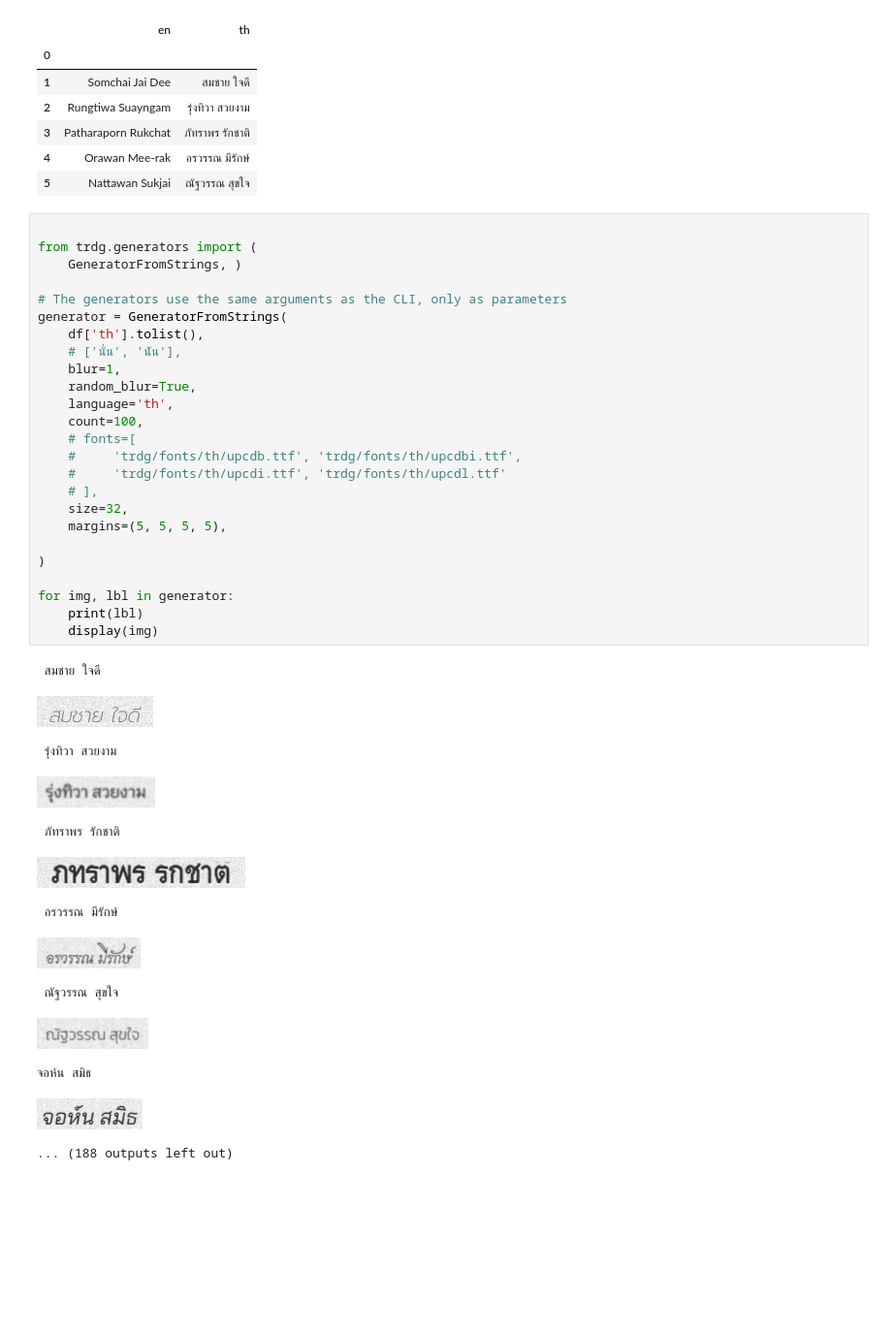
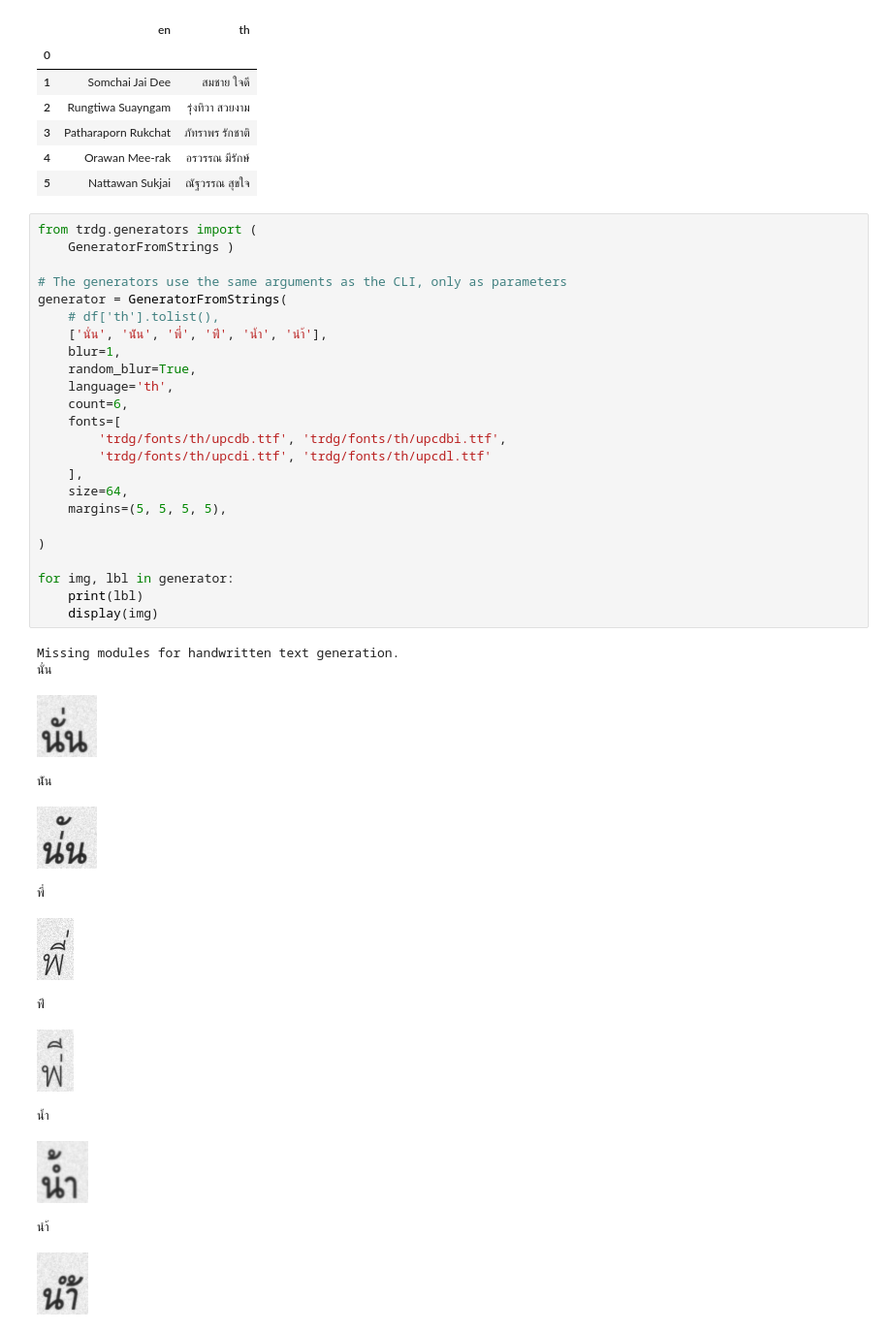
Before and after one commit to northnpk/TextRecognitionDataGenerator, a Jupyter notebook: trdgtest.ipynb, the cells around one changed output. Shown: that part at 97% size. Saved outputs shown, nothing was run; the diff lists cells and outputs as text; blank space fills up the shorter version.

```diff
--- a/trdgtest.ipynb
+++ b/trdgtest.ipynb
@@ -48,41 +46,40 @@ df.head()
 | 4 | Orawan Mee-rak | อรวรรณ มีรักษ์ |
 | 5 | Nattawan Sukjai | ณัฐวรรณ สุขใจ |
 # %%
-
 from trdg.generators import (
-    GeneratorFromStrings, )
+    GeneratorFromStrings )
 
 # The generators use the same arguments as the CLI, only as parameters
 generator = GeneratorFromStrings(
-    df['th'].tolist(),
-    # ['นั่น', 'น่ัน'],
+    # df['th'].tolist(),
+    ['นั่น', 'น่ัน', 'พี่', 'พ่ี', 'น้ำ', 'นำ้'],
     blur=1,
     random_blur=True,
     language='th',
-    count=100,
-    # fonts=[
-    #     'trdg/fonts/th/upcdb.ttf', 'trdg/fonts/th/upcdbi.ttf',
-    #     'trdg/fonts/th/upcdi.ttf', 'trdg/fonts/th/upcdl.ttf'
-    # ],
-    size=32,
+    count=6,
+    fonts=[
+        'trdg/fonts/th/upcdb.ttf', 'trdg/fonts/th/upcdbi.ttf',
+        'trdg/fonts/th/upcdi.ttf', 'trdg/fonts/th/upcdl.ttf'
+    ],
+    size=64,
     margins=(5, 5, 5, 5),
 
 )
 
 for img, lbl in generator:
     print(lbl)
     display(img)
 # %% [output]
- สมชาย ใจดี
+Missing modules for handwritten text generation.
+นั่น
-[figure, old version]
+[figure, new version]
- รุ่งทิวา สวยงาม
+น่ัน
-[figure, old version]
+[figure, new version]
- ภัทราพร รักชาติ
+พี่
-[figure, old version]
+[figure, new version]
- อรวรรณ มีรักษ์
+พ่ี
-[figure, old version]
+[figure, new version]
- ณัฐวรรณ สุขใจ
+น้ำ
-[figure, old version]
+[figure, new version]
-จอห์น สมิธ
+นำ้
-[figure, old version]
+[figure, new version]
-... (188 outputs left out)
```
Also changed, not shown: parts of 2 cells of this notebook, 1 other file.
